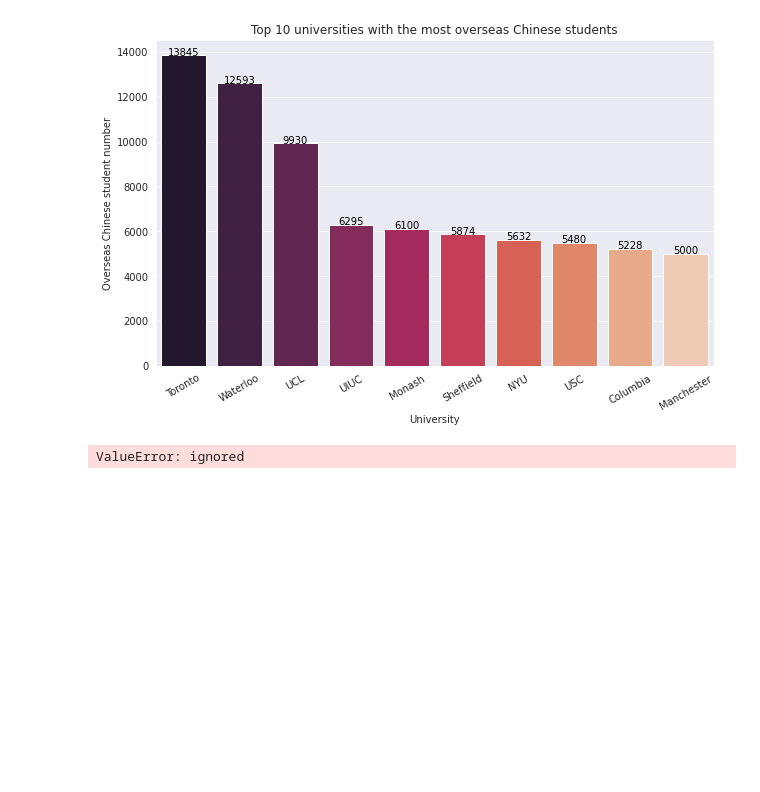
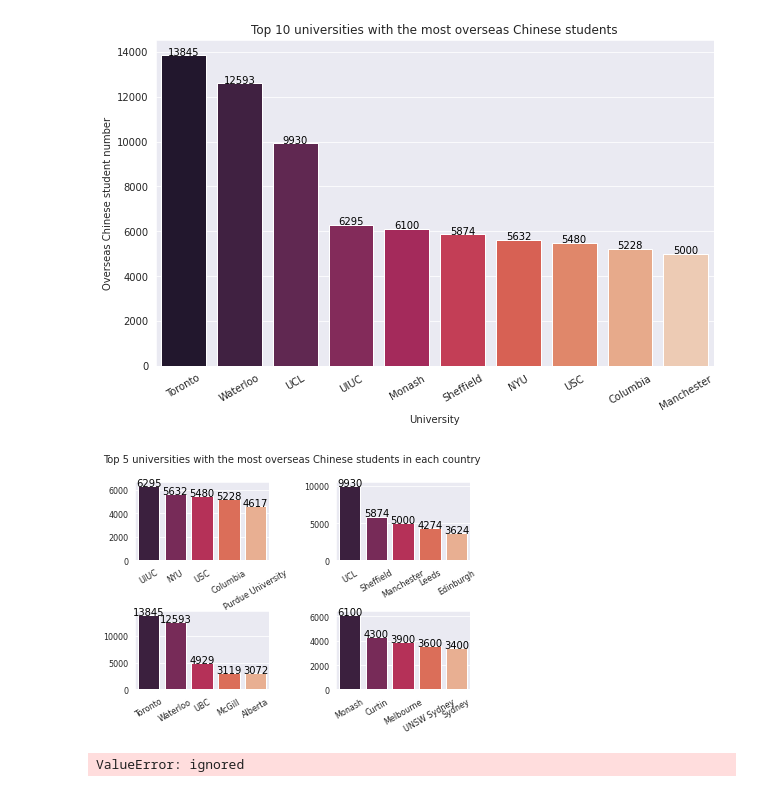
Before and after one commit to AndyYFTao/EA-CLTP-DataAnalysis, a Jupyter notebook: CLTP Guidance Program Data Analysis.ipynb, the cells around one changed output. Drawn from its saved outputs; the diff is of its cells as text; code cells hidden in the pictures; blank space fills up the shorter version.

```diff
--- a/CLTP Guidance Program Data Analysis.ipynb
+++ b/CLTP Guidance Program Data Analysis.ipynb
@@ -67,6 +67,32 @@ for i, v in enumerate(y):
     g.text(i, v+1, str(v), color='black', ha='center')
 # %% [output]
 [figure]
+# %%
+f, axes = plt.subplots(2, 2)
+f.tight_layout(pad=3.0)
+
+plt.suptitle("Top 5 universities with the most overseas Chinese students in each country", fontsize=10)
+
+country_list = ['US', 'UK', 'Canada', 'Australia']
+
+for id, country in enumerate(country_list):
+
+  temp_chin_num_s = chinese_num_s[chinese_num_s['Country']==country]
+
+  x=temp_chin_num_s.index[1:1+5]
+  y=temp_chin_num_s['Overseas Chinese students number'][1:1+5]
+  g = sns.barplot(x=x, y=y, palette="rocket", ax=axes[id // 2, id % 2])
+
+  axes[id // 2, id % 2].set_xticklabels(labels=x, rotation=30)
+  axes[id // 2, id % 2].tick_params(labelsize=8)
+  axes[id // 2, id % 2].set_ylabel('')
+  axes[id // 2, id % 2].set_xlabel('')
+
+
+  for i, v in enumerate(y):
+      g.text(i, v+1, str(v), color='black', ha='center')
+# %% [output]
+[figure, added]
 # %%
 # Total student number
 total = my_data[my_data['Total students number'].notnull()]
```
